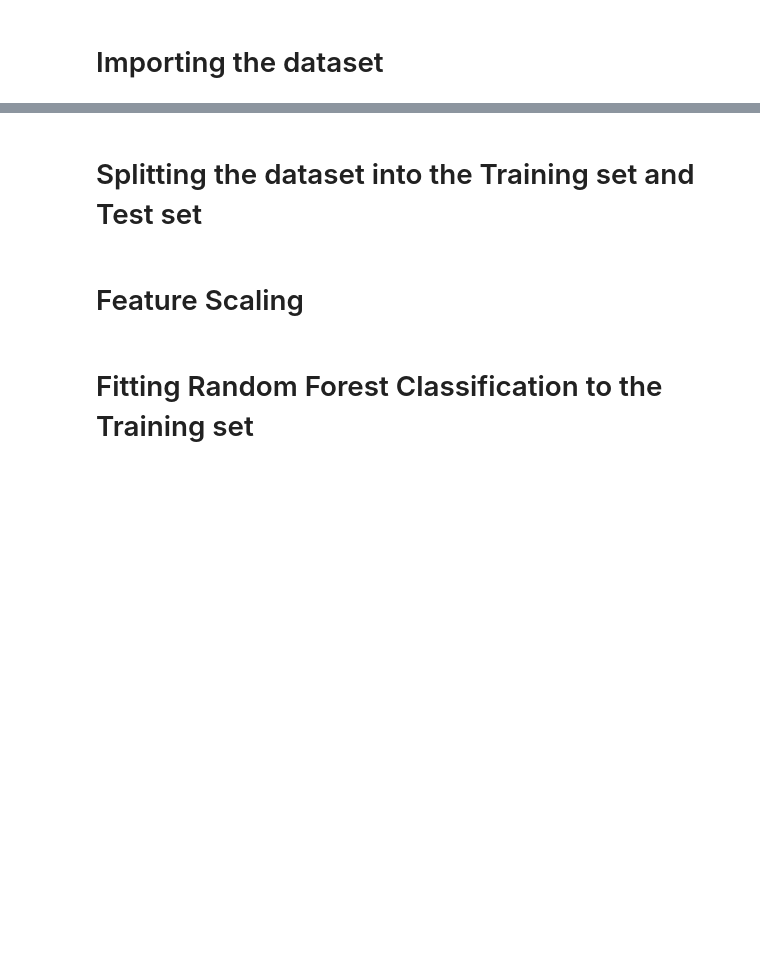
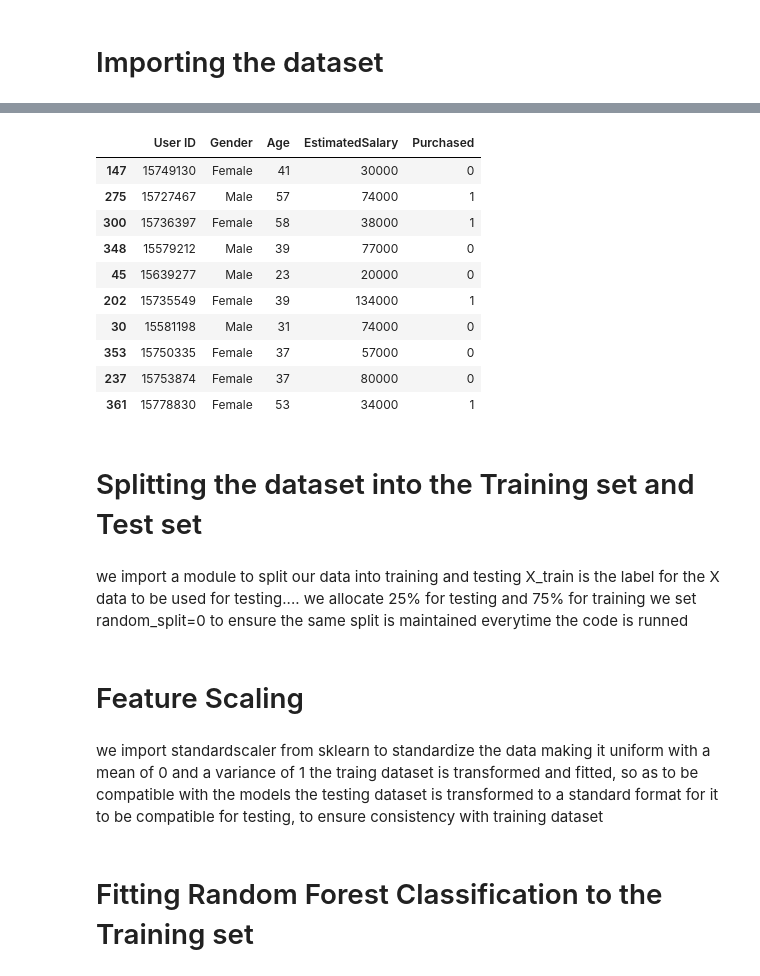
Before and after one commit to Bkoome/Random_Forest, a Jupyter notebook: random.ipynb, the cells around one changed output, grey strips where cells are left out. Cells and saved outputs as stored; diff of their text form; code cells hidden in the pictures; blank space fills up the shorter version.

```diff
--- a/random.ipynb
+++ b/random.ipynb
@@ -13,10 +36,34 @@ y = dataset.iloc[:, 4].values
+# %%
+dataset = pd.read_csv('../input/social-network-ads/Social_Network_Ads.csv')
+dataset.sample(10)
+# %% [output]
+|  | User ID | Gender | Age | EstimatedSalary | Purchased |
+| 147 | 15749130 | Female | 41 | 30000 | 0 |
+| 275 | 15727467 | Male | 57 | 74000 | 1 |
+| 300 | 15736397 | Female | 58 | 38000 | 1 |
+| 348 | 15579212 | Male | 39 | 77000 | 0 |
+| 45 | 15639277 | Male | 23 | 20000 | 0 |
+| 202 | 15735549 | Female | 39 | 134000 | 1 |
+| 30 | 15581198 | Male | 31 | 74000 | 0 |
+| 353 | 15750335 | Female | 37 | 57000 | 0 |
+| 237 | 15753874 | Female | 37 | 80000 | 0 |
+| 361 | 15778830 | Female | 53 | 34000 | 1 |
 # %% [markdown]
 # Splitting the dataset into the Training set and Test set
+# %% [markdown]
+we import a module to split our data into training and testing
+X_train is the label for the X data to be used for testing....
+we allocate 25% for testing and 75% for training
+we set random_split=0 to ensure the same split is maintained everytime the code is runned
 # %%
 from sklearn.model_selection import train_test_split
 X_train, X_test, y_train, y_test = train_test_split(X, y, test_size = 0.25, random_state = 0)
 # %% [markdown]
 # Feature Scaling
+# %% [markdown]
+we import standardscaler from sklearn to standardize the data making it uniform with a mean of 0 and a variance of 1
+the traing dataset is transformed and fitted, so as to be compatible with the models
+the testing dataset is transformed to a standard format for it to be compatible for testing, to ensure consistency with training dataset
 # %%
 from sklearn.preprocessing import StandardScaler
 sc = StandardScaler()
```
Also changed, not shown: parts of 6 cells of this notebook.
